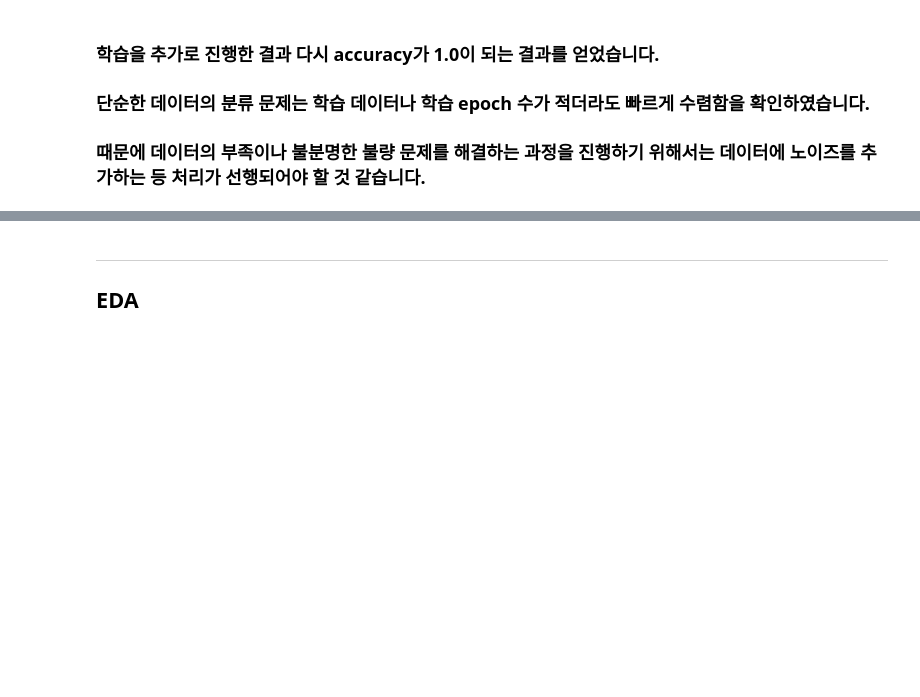
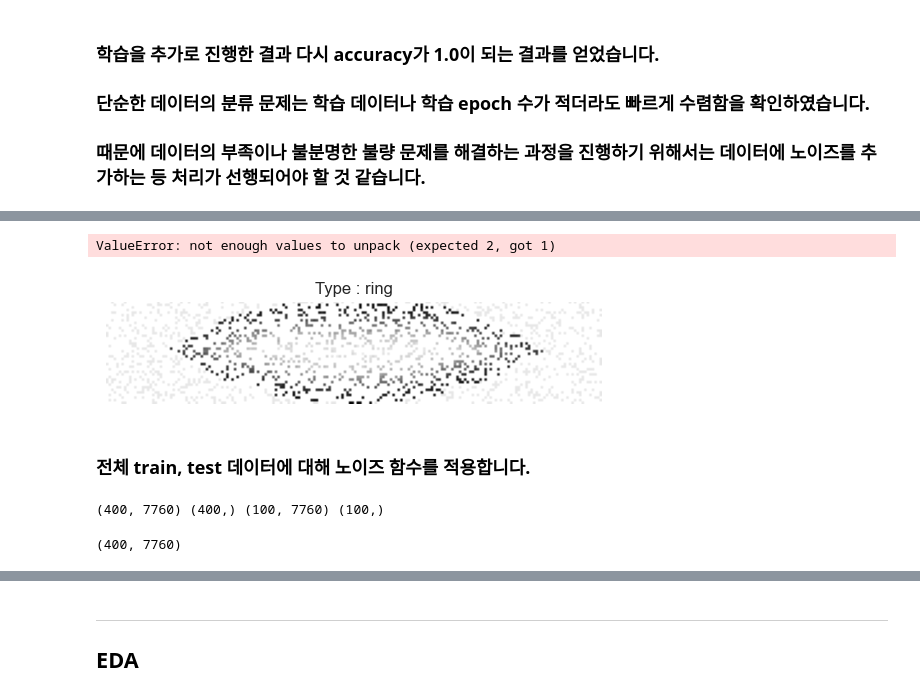
Before and after one commit to codepyo/ai_intensive, a Jupyter notebook: 현업 프로젝트_홍승표.ipynb, the cells around one changed output, grey strips where cells are left out. Saved outputs shown, nothing was run; the diff lists cells and outputs as text; code cells hidden in the pictures; blank space fills up the shorter version.

```diff
--- a/현업 프로젝트_홍승표.ipynb
+++ b/현업 프로젝트_홍승표.ipynb
@@ -1374,0 +1397,26 @@ plt.show()
+# %%
+from PIL import Image
+def add_white_noise(img, probability=0.1):
+    img = np.array(img)
+    h, w = img.shape
+    noise = np.random.rand(h, w)
+    img[noise < probability] = 255  # 흰색으로 설정 (grayscale)
+    image = Image.fromarray(img)
+    image = np.array(image)
+    return image
+# %%
+plt.imshow(add_white_noise(X_train[1], 0.9), cmap='gray')
+plt.title('Type : '+ y_train[1])
+plt.axis('off')
+plt.show()
+# %% [output]
+ValueError: not enough values to unpack (expected 2, got 1)
+# %%
+plt.imshow(add_white_noise(X_train[12], 0.9), cmap='gray')
+plt.title('Type : '+ y_train[12])
+plt.axis('off')
+plt.show()
+# %% [output]
+[figure, added]
+# %% [markdown]
+### 전체 train, test 데이터에 대해 노이즈 함수를 적용합니다.
@@ -1374,0 +1428,4 @@ plt.show()
+# %%
+print(X_train.shape, y_train.shape, X_test.shape, y_test.shape)
+# %% [output]
+(400, 7760) (400,) (100, 7760) (100,)
@@ -1374,0 +1446,4 @@ plt.show()
+# %%
+X_train.shape
+# %% [output]
+(400, 7760)
```
Also changed, not shown: parts of 13 cells of this notebook, 1 other file.
